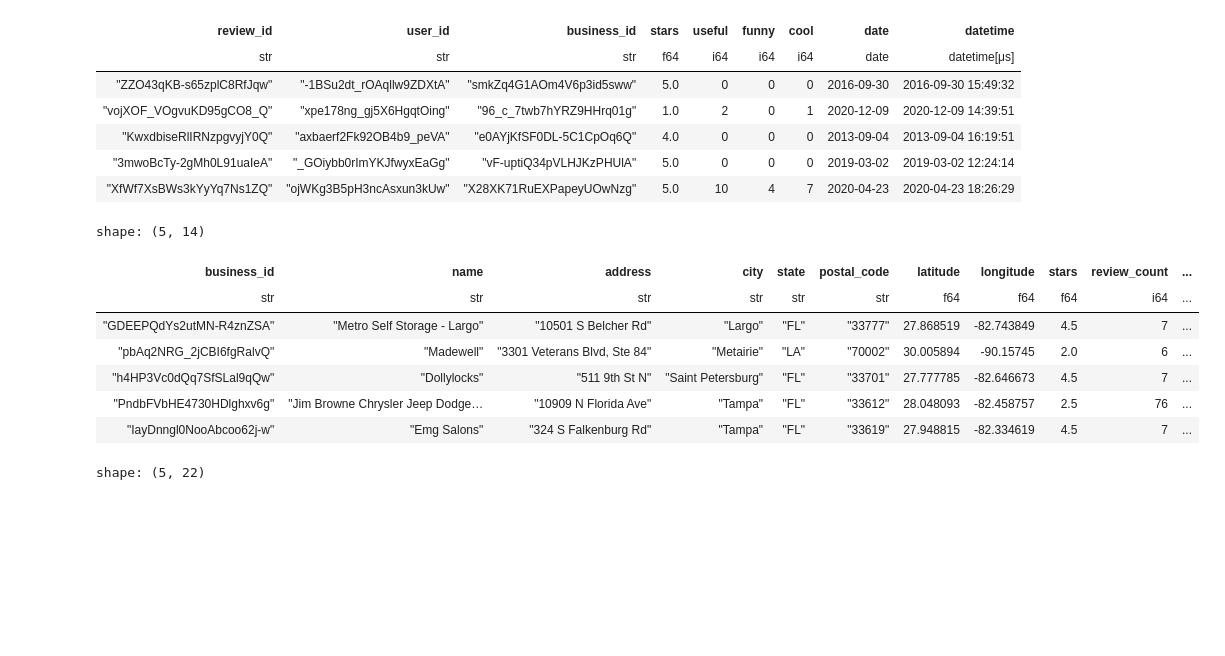
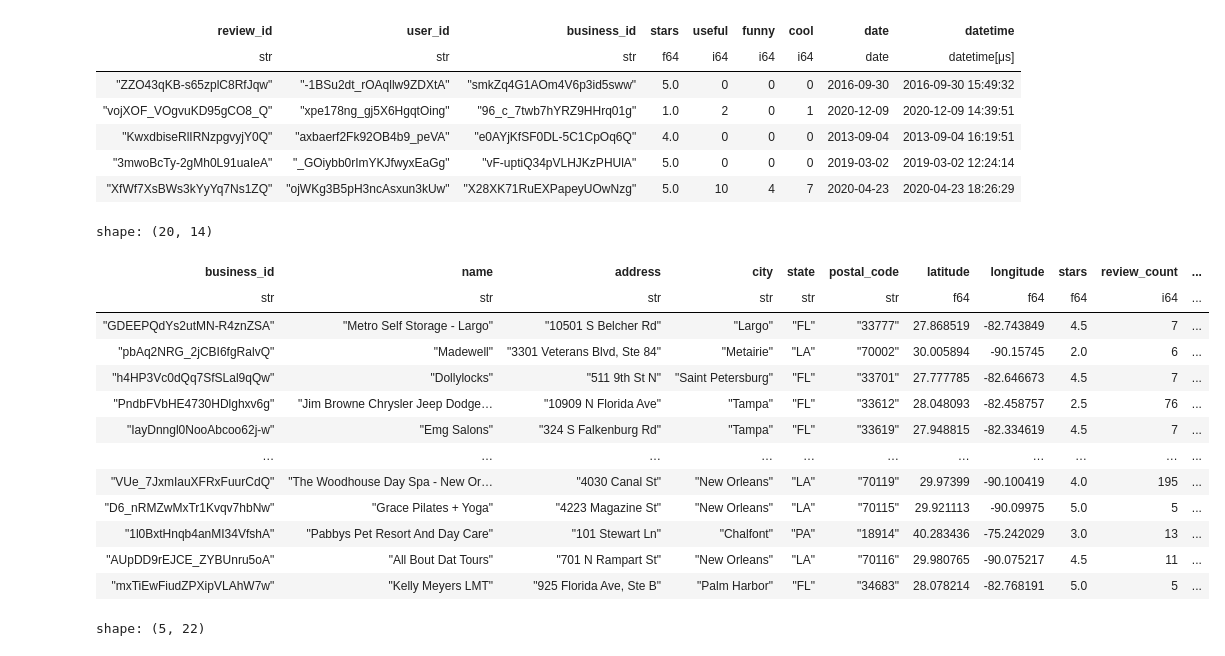
Before and after one commit to yabol02/recsys_content, a Jupyter notebook: notebooks/data_modeling.ipynb, the cells around one changed output. Cells and saved outputs as stored; diff of their text form; code cells hidden in the pictures; blank space fills up the shorter version.

```diff
--- a/notebooks/data_modeling.ipynb
+++ b/notebooks/data_modeling.ipynb
@@ -50,16 +50,22 @@ shape: (5, 9)
 | "XfWf7XsBWs3kYyYq7Ns1ZQ" | "ojWKg3B5pH3ncAsxun3kUw" | "X28XK71RuEXPapeyUOwNzg" | 5.0 | 10 | 4 | 7 | 2020-04-23 | 2020-04-23 18:26:29 |
 # %%
 businesses = pl.read_csv(BUSINESS_FILE, infer_schema=20_000)
-display(businesses.head())
+display(businesses.head(20))
 # %% [output]
-shape: (5, 14)
+shape: (20, 14)
 | business_id | name | address | city | state | postal_code | latitude | longitude | stars | review_count | ... |
 | str | str | str | str | str | str | f64 | f64 | f64 | i64 | ... |
 | "GDEEPQdYs2utMN-R4znZSA" | "Metro Self Storage - Largo" | "10501 S Belcher Rd" | "Largo" | "FL" | "33777" | 27.868519 | -82.743849 | 4.5 | 7 | ... |
 | "pbAq2NRG_2jCBI6fgRalvQ" | "Madewell" | "3301 Veterans Blvd, Ste 84" | "Metairie" | "LA" | "70002" | 30.005894 | -90.15745 | 2.0 | 6 | ... |
 | "h4HP3Vc0dQq7SfSLal9qQw" | "Dollylocks" | "511 9th St N" | "Saint Petersburg" | "FL" | "33701" | 27.777785 | -82.646673 | 4.5 | 7 | ... |
 | "PndbFVbHE4730HDlghxv6g" | "Jim Browne Chrysler Jeep Dodge… | "10909 N Florida Ave" | "Tampa" | "FL" | "33612" | 28.048093 | -82.458757 | 2.5 | 76 | ... |
 | "IayDnngl0NooAbcoo62j-w" | "Emg Salons" | "324 S Falkenburg Rd" | "Tampa" | "FL" | "33619" | 27.948815 | -82.334619 | 4.5 | 7 | ... |
+| … | … | … | … | … | … | … | … | … | … | ... |
+| "VUe_7JxmIauXFRxFuurCdQ" | "The Woodhouse Day Spa - New Or… | "4030 Canal St" | "New Orleans" | "LA" | "70119" | 29.97399 | -90.100419 | 4.0 | 195 | ... |
+| "D6_nRMZwMxTr1Kvqv7hbNw" | "Grace Pilates + Yoga" | "4223 Magazine St" | "New Orleans" | "LA" | "70115" | 29.921113 | -90.09975 | 5.0 | 5 | ... |
+| "1l0BxtHnqb4anMI34VfshA" | "Pabbys Pet Resort And Day Care" | "101 Stewart Ln" | "Chalfont" | "PA" | "18914" | 40.283436 | -75.242029 | 3.0 | 13 | ... |
+| "AUpDD9rEJCE_ZYBUnru5oA" | "All Bout Dat Tours" | "701 N Rampart St" | "New Orleans" | "LA" | "70116" | 29.980765 | -90.075217 | 4.5 | 11 | ... |
+| "mxTiEwFiudZPXipVLAhW7w" | "Kelly Meyers LMT" | "925 Florida Ave, Ste B" | "Palm Harbor" | "FL" | "34683" | 28.078214 | -82.768191 | 5.0 | 5 | ... |
 # %%
 users = pl.read_csv(USER_FILE, infer_schema=20_000)
 display(users.head())
```
Also changed, not shown: parts of 34 cells of this notebook, 4 other files.
